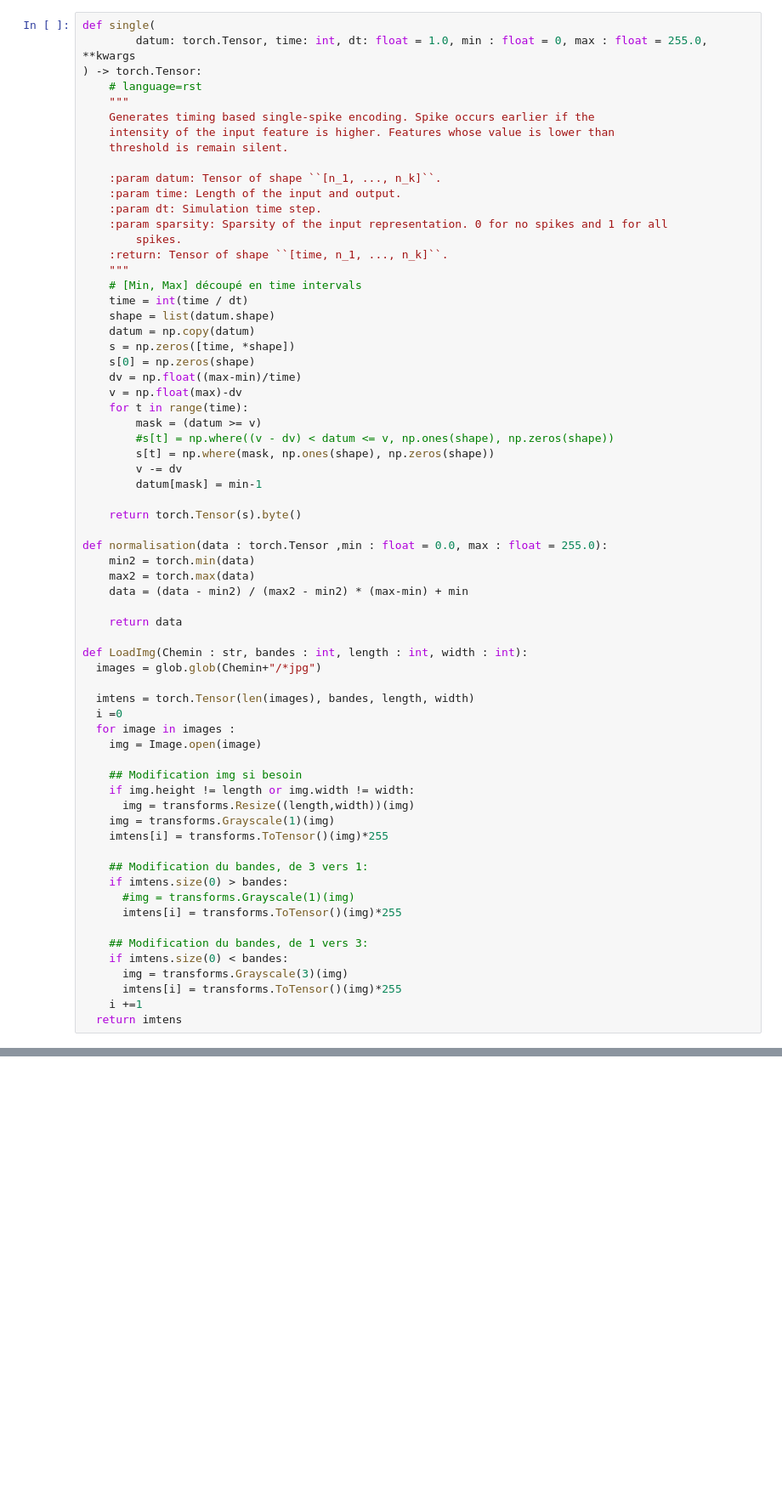
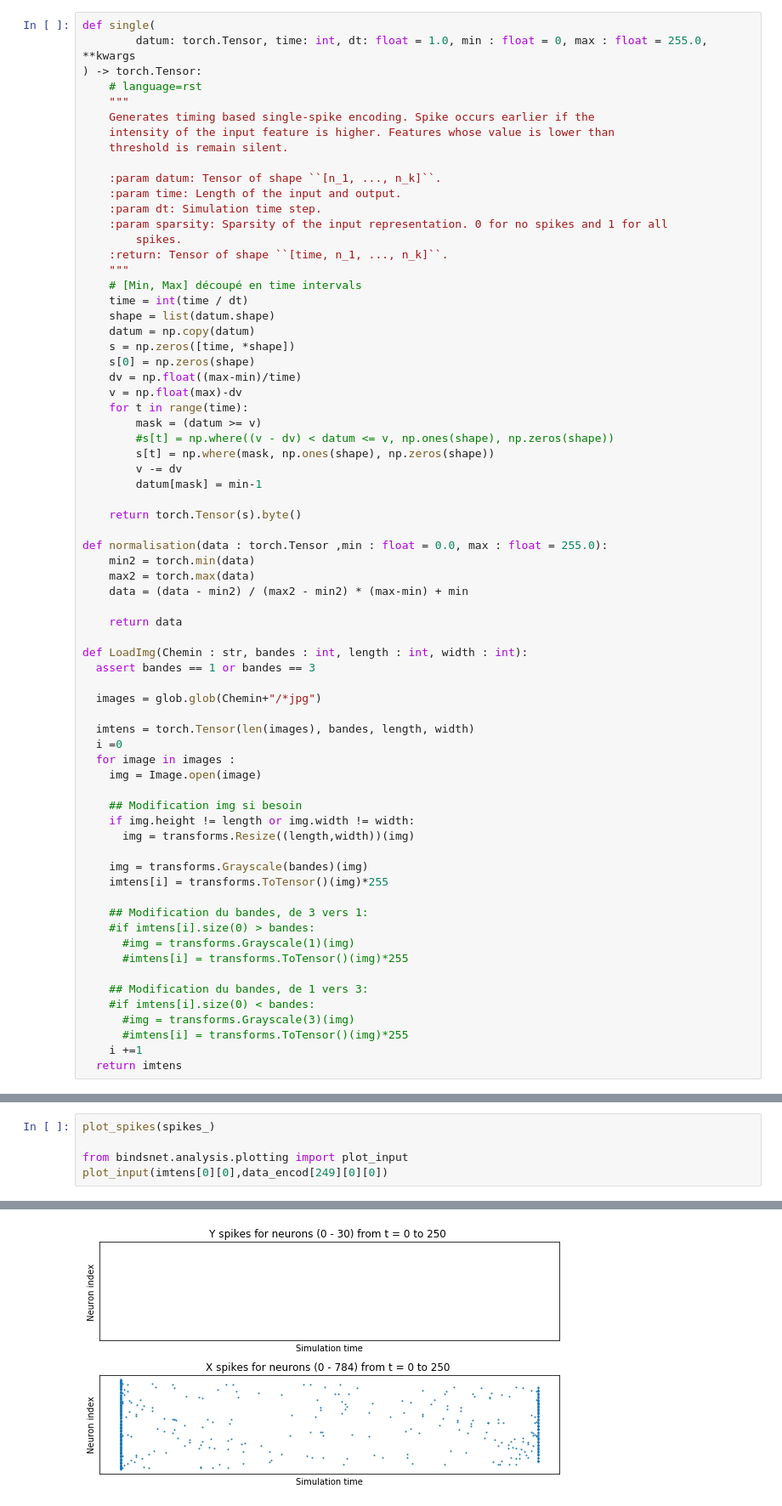
Before and after one commit to Nehil971/Satge_L3, a Jupyter notebook: Début_test.ipynb, the cells around one changed output, grey strips where cells are left out. Shown at 85% size. Drawn from its saved outputs; the diff is of its cells as text; blank space fills up the shorter version.

```diff
--- a/Début_test.ipynb
+++ b/Début_test.ipynb
@@ -89,6 +81,8 @@ def normalisation(data : torch.Tensor ,min : float = 0.0, max : float = 255.0):
     return data
 
 def LoadImg(Chemin : str, bandes : int, length : int, width : int):
+  assert bandes == 1 or bandes == 3
+
   images = glob.glob(Chemin+"/*jpg")
 
   imtens = torch.Tensor(len(images), bandes, length, width)
@@ -99,18 +93,19 @@ def LoadImg(Chemin : str, bandes : int, length : int, width : int):
     ## Modification img si besoin
     if img.height != length or img.width != width:
       img = transforms.Resize((length,width))(img)
-    img = transforms.Grayscale(1)(img)
+
+    img = transforms.Grayscale(bandes)(img)
     imtens[i] = transforms.ToTensor()(img)*255
 
     ## Modification du bandes, de 3 vers 1:
-    if imtens.size(0) > bandes:
+    #if imtens[i].size(0) > bandes:
       #img = transforms.Grayscale(1)(img)
-      imtens[i] = transforms.ToTensor()(img)*255
+      #imtens[i] = transforms.ToTensor()(img)*255
 
     ## Modification du bandes, de 1 vers 3:
-    if imtens.size(0) < bandes:
-      img = transforms.Grayscale(3)(img)
-      imtens[i] = transforms.ToTensor()(img)*255
+    #if imtens[i].size(0) < bandes:
+      #img = transforms.Grayscale(3)(img)
+      #imtens[i] = transforms.ToTensor()(img)*255
     i +=1
   return imtens
 # %%
@@ -273,3 +277,9 @@ if plot:
     plt.pause(1e-8)
 # %% [output]
 <Figure size 432x288 with 0 Axes>
+# %%
+plot_spikes(spikes_)
+
+from bindsnet.analysis.plotting import plot_input
+plot_input(imtens[0][0],data_encod[249][0][0])
+# %% [output]
@@ -275,0 +291 @@ if plot:
+[figure, added]
```
Also changed, not shown: parts of 11 cells of this notebook.
